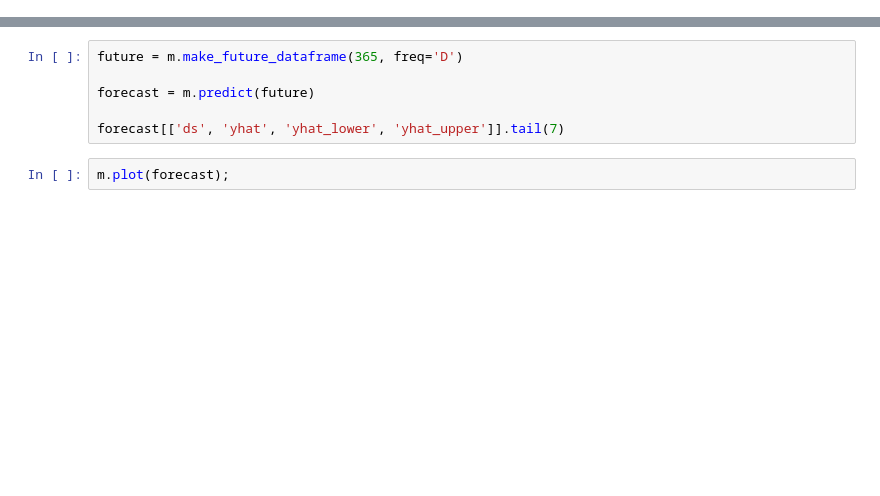
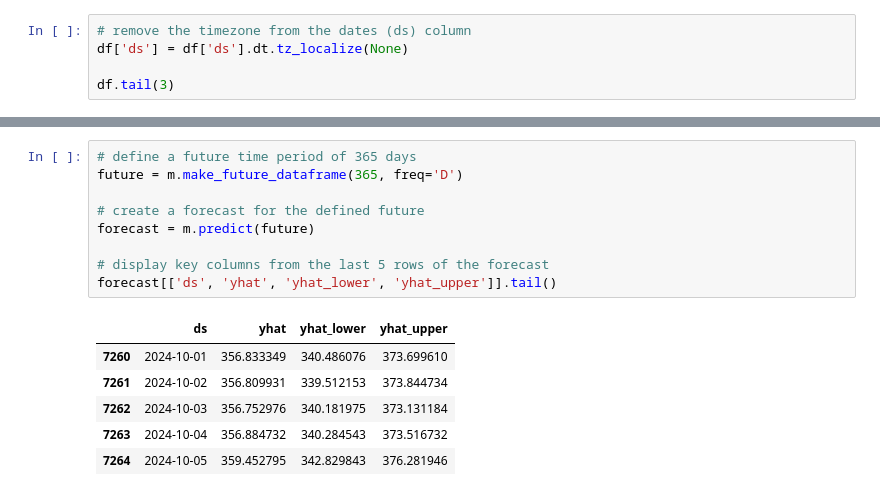
Before and after one commit to gumdropsteve/intro_to_prophet, a Jupyter notebook: prophet_yfinance.ipynb, the cells around one changed output, grey strips where cells are left out. Saved outputs shown, nothing was run; the diff lists cells and outputs as text; blank space fills up the shorter version.

```diff
--- a/prophet_yfinance.ipynb
+++ b/prophet_yfinance.ipynb
@@ -26,0 +52,5 @@ df.tail()
+# %%
+# remove the timezone from the dates (ds) column
+df['ds'] = df['ds'].dt.tz_localize(None)
+
+df.tail(3)
@@ -33,8 +81,16 @@ m.fit(df)
 # %%
+# define a future time period of 365 days
 future = m.make_future_dataframe(365, freq='D')
 
+# create a forecast for the defined future
 forecast = m.predict(future)
 
-forecast[['ds', 'yhat', 'yhat_lower', 'yhat_upper']].tail(7)
+# display key columns from the last 5 rows of the forecast
+forecast[['ds', 'yhat', 'yhat_lower', 'yhat_upper']].tail()
+# %% [output]
+|  | ds | yhat | yhat_lower | yhat_upper |
+| 7260 | 2024-10-01 | 356.833349 | 340.486076 | 373.699610 |
+| 7261 | 2024-10-02 | 356.809931 | 339.512153 | 373.844734 |
+| 7262 | 2024-10-03 | 356.752976 | 340.181975 | 373.131184 |
+| 7263 | 2024-10-04 | 356.884732 | 340.284543 | 373.516732 |
+| 7264 | 2024-10-05 | 359.452795 | 342.829843 | 376.281946 |
-# %%
-m.plot(forecast);
```
Also changed, not shown: parts of 25 cells of this notebook.
